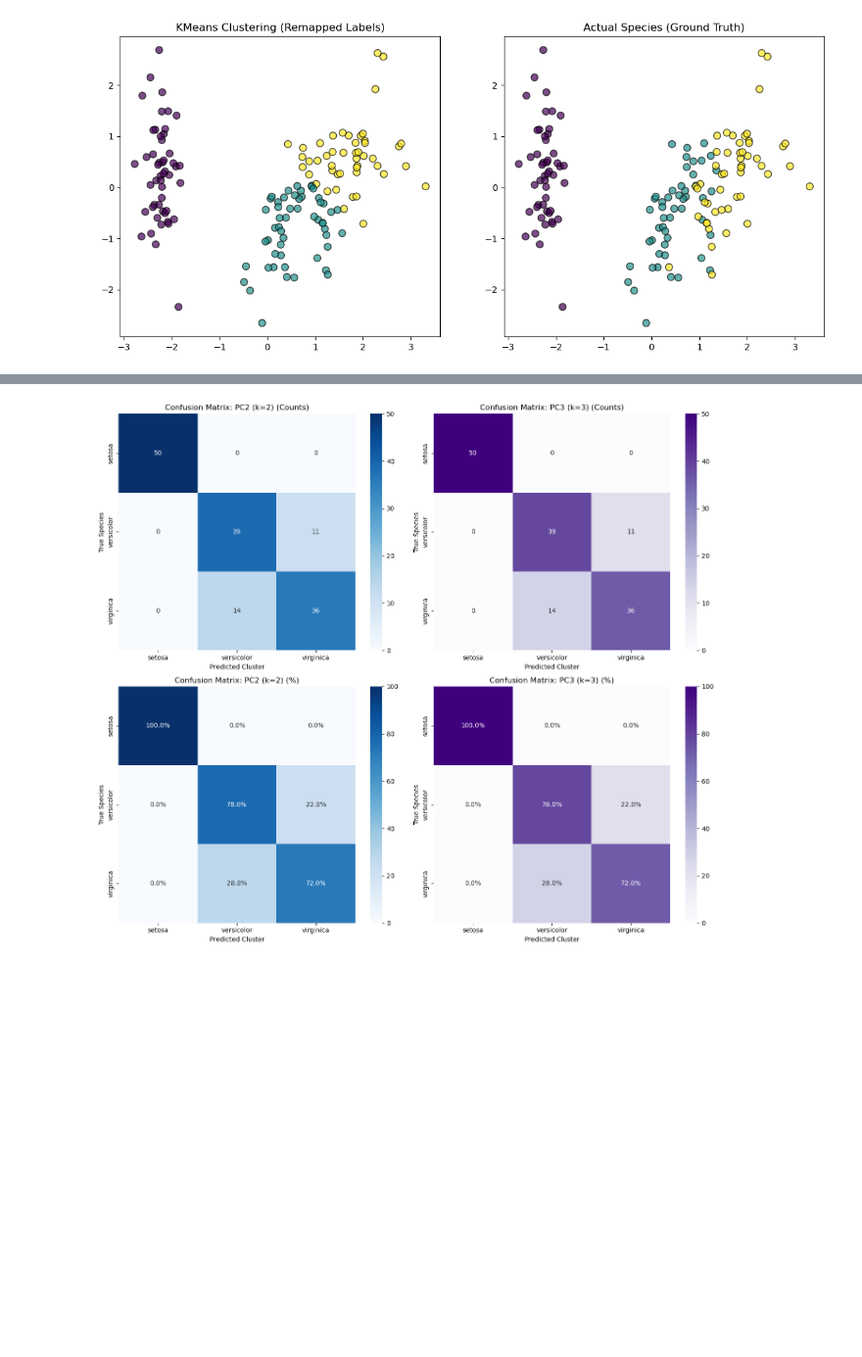
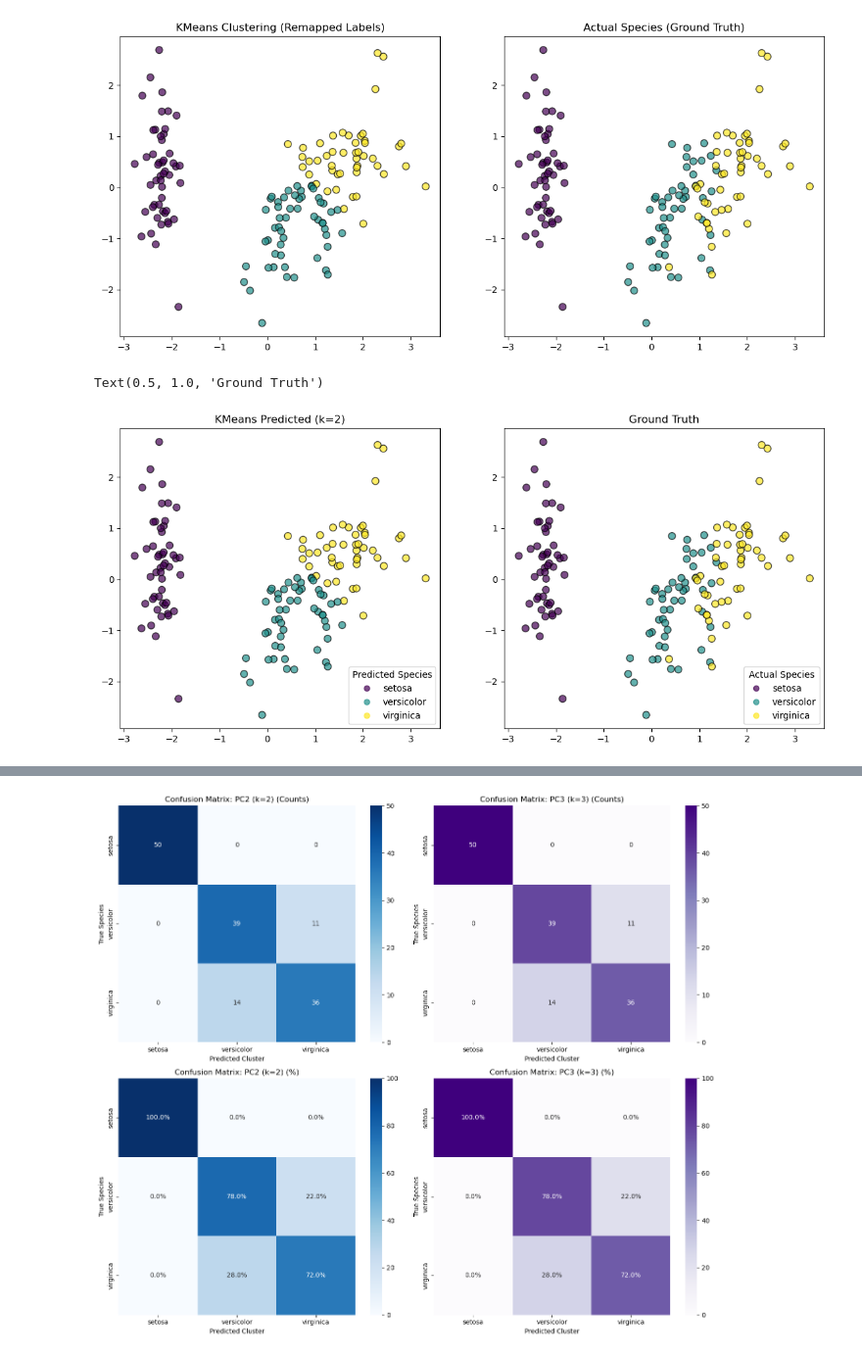
Before and after one commit to thaopham98/DataScience, a Jupyter notebook: python_analysis/A9-Dimentional Reduction.ipynb, the cells around one changed output, grey strips where cells are left out. Shown at 98% size. Saved outputs shown, nothing was run; the diff lists cells and outputs as text; code cells hidden in the pictures; blank space fills up the shorter version.

```diff
--- a/python_analysis/A9-Dimentional Reduction.ipynb
+++ b/python_analysis/A9-Dimentional Reduction.ipynb
@@ -400,21 +400,16 @@ def label_boxes(data_df, ax):
             ax.text(i + 0.2, whisker_max, f'Max: {whisker_max:.2f}',
                     size='x-small', color='darkgreen', weight='semibold', va='center')
 
-# --- Load and prepare data ---
-iris = load_iris()
-data = pd.DataFrame(iris.data, columns=iris.feature_names)
-
-# Scale the data
-scaler = StandardScaler()
-iris_scaled = scaler.fit_transform(iris.data)
-df_scaled = pd.DataFrame(iris_scaled, columns=iris.feature_names)
+# --- Prepare data ---
+iris1 = pd.DataFrame(data.data, columns=data.feature_names)
+df_scaled = pd.DataFrame(iris, columns=data.feature_names)
 
 # --- Visualizing Before and After ---
 fig, (ax1, ax2) = plt.subplots(1, 2, figsize=(18, 8))
 
 # Before Scaling
-sns.boxplot(data=data, ax=ax1, width=0.25)
-label_boxes(data, ax1)
+sns.boxplot(data=iris1, ax=ax1, width=0.25)
+label_boxes(iris1, ax1)
 ax1.set_title("Before Scaling (Original cm)", fontsize=14, fontweight='bold')
 ax1.set_ylabel("Measurement (cm)")
 
@@ -1043,2 +1041,24 @@ plt.show()
 # %% [output]
 [figure]
+# %%
+res2_v2 = evaluation_v2(X_reduced2, labels2, model_2, data.target)
+remapped_labels2 = res2_v2['remapped_labels']
+
+fig, (ax1, ax2) = plt.subplots(1, 2, figsize=(14, 6))
+
+# Predicted (remapped)
+scatter1 = ax1.scatter(X_reduced2[:, 0], X_reduced2[:, 1],
+                       c=remapped_labels2, cmap='viridis', s=60, alpha=0.7, edgecolor='k')
+handles, _ = scatter1.legend_elements()
+ax1.legend(handles, data.target_names, title="Predicted Species")
+ax1.set_title("KMeans Predicted (k=2)")
+
+# Ground Truth
+scatter2 = ax2.scatter(X_reduced2[:, 0], X_reduced2[:, 1],
+                       c=data.target, cmap='viridis', s=60, alpha=0.7, edgecolor='k')
+handles, _ = scatter2.legend_elements()
+ax2.legend(handles, data.target_names, title="Actual Species")
+ax2.set_title("Ground Truth")
+# %% [output]
+Text(0.5, 1.0, 'Ground Truth')
+[figure, added]
```
Also changed, not shown: parts of 8 cells of this notebook.
